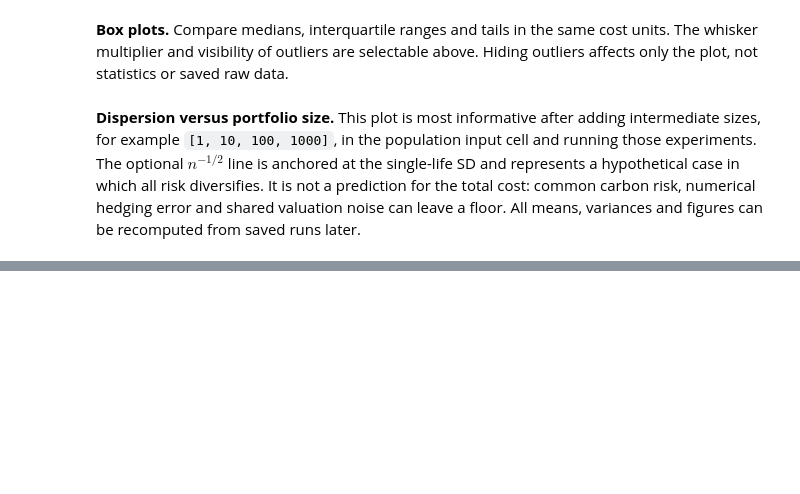
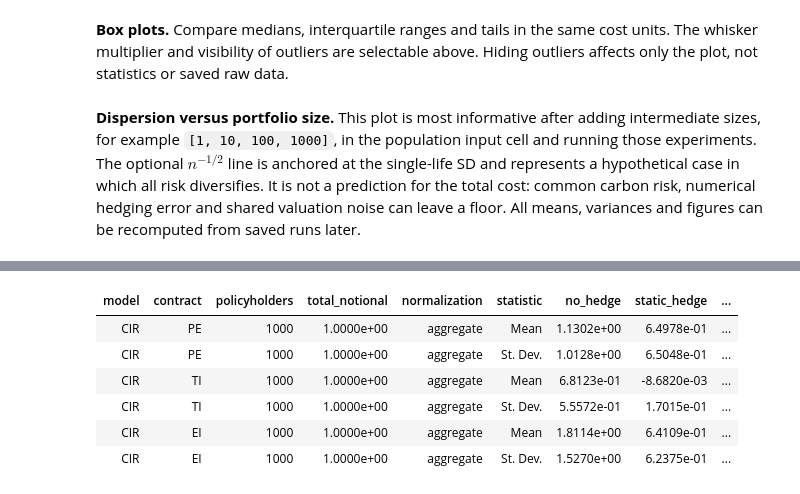
Before and after one commit to Edolomby/CarbonFund_UL, a Jupyter notebook: Policyholder_pooling_1_vs_1000.ipynb, the cells around one changed output, grey strips where cells are left out. Drawn from its saved outputs; the diff is of its cells as text; code cells hidden in the pictures; blank space fills up the shorter version.

Commit message:
Consolidate hedging tables and pooling analysis

```diff
--- a/Policyholder_pooling_1_vs_1000.ipynb
+++ b/Policyholder_pooling_1_vs_1000.ipynb
@@ -39,7 +39,7 @@ if PROJECT_ROOT is None:
 BINARY = PROJECT_ROOT / 'build-paper-release' / ('carbonfund_experiment.exe' if sys.platform == 'win32' else 'carbonfund_experiment')
 OUTPUT_ROOT = PROJECT_ROOT / 'results' / 'policyholder_pooling'
 RUN_NAME = 'cir_T20_1_vs_1000_01'
-RUN_SIMULATIONS = True
+RUN_SIMULATIONS = False
 OVERWRITE_EXISTING = False
 SAVE_FIGURES = True
 SHOW_FIGURES = True
@@ -189,7 +199,7 @@ These scenario sizes are not antithetic: each CSV row is one independent outer
 scenario. Antithetic sampling, if selected below, is inside valuation.
 # %%
 outer_simulation = {
-    'outer_scenarios': 5000,
+    'outer_scenarios': 10000,
     'intervals': 1040,
     'progress_every': 200,
     'threads': 16,
@@ -207,8 +217,8 @@ and `conditioned_antithetic`. Antithetic `paths=4000` means 2,000 independent
 pair averages; odd path requests round up to complete pairs.
 # %%
 initial_valuation = {
-    'paths': 4000,
-    'intervals': 4000,
+    'paths': 1000,
+    'intervals': 1040,
     'configuration': 'conditioned_antithetic',
     'carbon_seed': 2026101804,
     'financial_seed': 2026101805,
@@ -225,8 +235,8 @@ Choose a new output run name after changing it.
 # %%
 revaluation = {
     'paths': 40,
-    'intervals': 256,
-    'minimum_intervals': 256,
+    'intervals': 128,
+    'minimum_intervals': 8,
     'configuration': 'conditioned_antithetic',
     'carbon_seed': 2026101806,
     'financial_seed': 2026101807,
@@ -626,0 +713,81 @@ print('Completed analysis in:', RUN_DIRECTORY)
+# %%
+TABLE_POLICYHOLDERS = 1000
+TABLE_NORMALIZATION = 'aggregate'  # 'aggregate', 'per_policy', 'per_notional'
+TABLE_CONTRACTS = list(CONTRACT_TYPES)
+
+table62_rows = []
+table62_statistics = []
+
+for kind in TABLE_CONTRACTS:
+    key = (kind, TABLE_POLICYHOLDERS)
+
+    if key not in results:
+        raise ValueError(
+            f'Load {kind}, {TABLE_POLICYHOLDERS} policyholders first.'
+        )
+
+    result = results[key]
+
+    if result.metadata['policy_count'] != TABLE_POLICYHOLDERS:
+        raise ValueError(
+            f'{kind}: saved policy count differs from the selected size.'
+        )
+
+    rows = result.summary(normalization=TABLE_NORMALIZATION)
+    by_strategy = {row['strategy']: row for row in rows}
+
+    common = {
+        'model': result.config['carbon']['model'],
+        'contract': kind,
+        'policyholders': result.metadata['policy_count'],
+        'total_notional': result.metadata['total_notional'],
+        'normalization': TABLE_NORMALIZATION,
+    }
+
+    for label, statistic in [('Mean', 'mean'), ('St. Dev.', 'std')]:
+        table62_rows.append({
+            **common,
+            'statistic': label,
+            **{
+                strategy: by_strategy[strategy][statistic]
+                for strategy in cfe.STRATEGIES
+            },
+        })
+
+    reference_variance = by_strategy['no_hedge']['variance']
+
+    for row in rows:
+        reduction = (
+            0.0 if row['strategy'] == 'no_hedge'
+            else 100.0 * (1.0 - row['variance'] / reference_variance)
+            if reference_variance > 0 else math.nan
+        )
+
+        table62_statistics.append({
+            **common,
+            **row,
+            'variance_reduction_vs_no_hedge_percent': reduction,
+        })
+
+show_rows(table62_rows)
+
+table_file = (
+    RUN_DIRECTORY / f'table_6_2_n_{TABLE_POLICYHOLDERS}.csv'
+)
+statistics_file = (
+    RUN_DIRECTORY / f'table_6_2_n_{TABLE_POLICYHOLDERS}_statistics.csv'
+)
+
+write_rows(table_file, table62_rows)
+write_rows(statistics_file, table62_statistics)
+
+print('Table saved:', table_file)
+print('Full statistics saved:', statistics_file)
+# %% [output]
+| model | contract | policyholders | total_notional | normalization | statistic | no_hedge | static_hedge | ... |
+| CIR | PE | 1000 | 1.0000e+00 | aggregate | Mean | 1.1302e+00 | 6.4978e-01 | ... |
+| CIR | PE | 1000 | 1.0000e+00 | aggregate | St. Dev. | 1.0128e+00 | 6.5048e-01 | ... |
+| CIR | TI | 1000 | 1.0000e+00 | aggregate | Mean | 6.8123e-01 | -8.6820e-03 | ... |
+| CIR | TI | 1000 | 1.0000e+00 | aggregate | St. Dev. | 5.5572e-01 | 1.7015e-01 | ... |
+| CIR | EI | 1000 | 1.0000e+00 | aggregate | Mean | 1.8114e+00 | 6.4109e-01 | ... |
+| CIR | EI | 1000 | 1.0000e+00 | aggregate | St. Dev. | 1.5270e+00 | 6.2375e-01 | ... |
```
Also changed, not shown: parts of 9 cells of this notebook, 3 other files.
